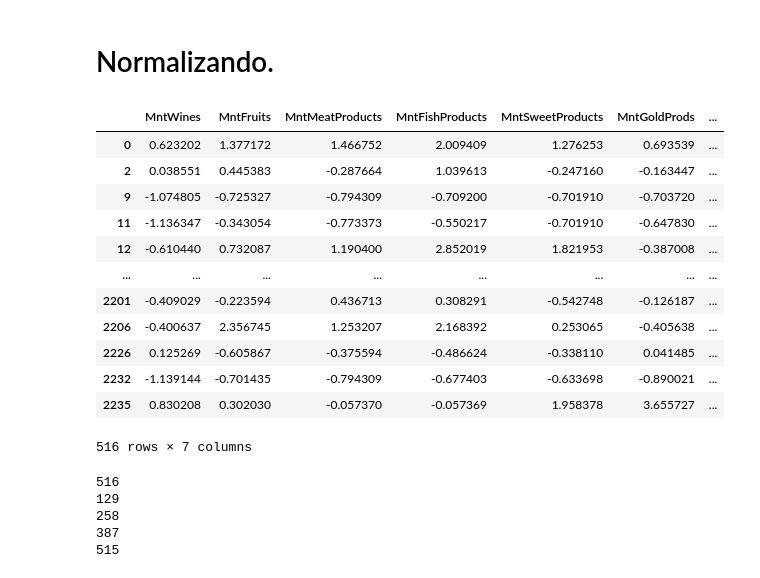
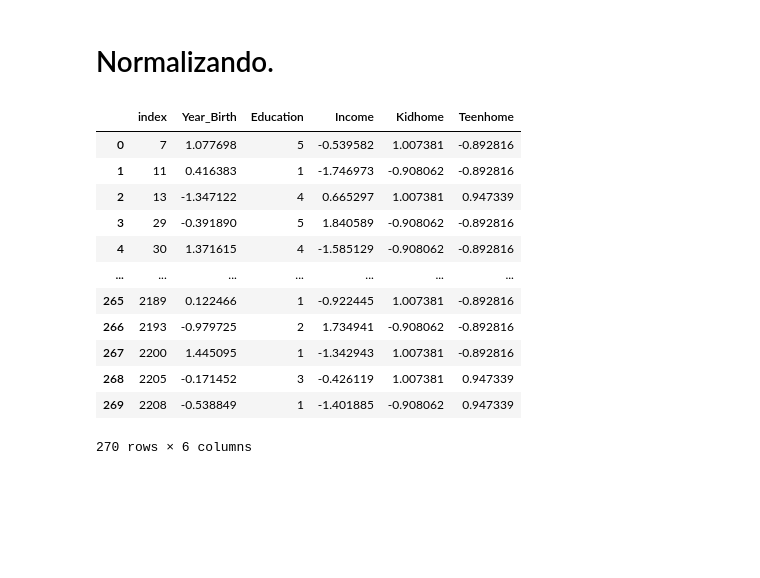
Before and after one commit to jpnahuelpan/IA-2021, a Jupyter notebook: main.ipynb, the cells around one changed output. Drawn from its saved outputs; the diff is of its cells as text; code cells hidden in the pictures; blank space fills up the shorter version.

```diff
--- a/main.ipynb
+++ b/main.ipynb
@@ -103,15 +125,15 @@ Name: NumWebPurchases, dtype: int64
 # Balanceo de datos
 # %%
 # Las clases que se usaran seran las siguientes.
-clases = dict(clases)
-for clase, valor in clases.items():
-    if valor != 1 and valor != 43:
-        lista_indices = df[df["NumWebPurchases"]== clase].sample(n=(valor - 43), random_state=1).index
+clases = dict(clase)
+for clase, valor in clase.items():
+    if valor != 1 and valor != 54:
+        lista_indices = df[df["Education"]== clase].sample(n=(valor - 54), random_state=1).index
         df = df.drop(labels=lista_indices, axis=0)
-    elif valor == 43:
+    elif valor == 54:
         pass
     else:
-        lista_indices = df[df["NumWebPurchases"]== clase].index
+        lista_indices = df[df["Education"]== clase].index
         df = df.drop(labels=lista_indices, axis=0)
 # %%
 df
@@ -132,17 +154,15 @@ df
 # %% [markdown]
 # Selección de variables y clase
 # %%
-productos = [
-    "MntWines",
-    "MntFruits",
-    "MntMeatProducts",
-    "MntFishProducts",
-    "MntSweetProducts",
-    "MntGoldProds",
-    "NumWebPurchases",
+variables = [
+    'Year_Birth',
+    'Education',
+    'Income',
+    'Kidhome',
+    'Teenhome',
 ]
 for variable in df.columns:
-    if not (variable in productos):
+    if not (variable in variables):
         df = df.drop(columns=[variable])
 df
 # %% [output]
@@ -161,0 +189,13 @@ df
+# %%
+"""
+Se daran los siquientes valores numericos a los valores de las variables categoricas.
+_________
+Education:
+'Basic' = 1
+'2n Cycle' = 2
+'Graduation' = 3
+'Master' = 4
+'PhD' = 5
+"""
+df.replace(to_replace=['Basic', '2n Cycle', 'Graduation', 'Master', 'PhD'], value=[1, 2, 3, 4, 5], inplace=True)
+df
@@ -164,26 +218,26 @@ df
 # %%
 normalizacion = lambda valor, media, std: (valor - media)/ std
 
 for variable in df.columns:
-    if variable != "NumWebPurchases":
+    if variable != "Education":
         std = df[variable].std()
         media = df[variable].mean()
         df[variable] = normalizacion(df[variable], media, std)
-df
+df.reset_index()
 # %% [output]
-|  | MntWines | MntFruits | MntMeatProducts | MntFishProducts | MntSweetProducts | MntGoldProds | ... |
-| 0 | 0.623202 | 1.377172 | 1.466752 | 2.009409 | 1.276253 | 0.693539 | ... |
-| 2 | 0.038551 | 0.445383 | -0.287664 | 1.039613 | -0.247160 | -0.163447 | ... |
-| 9 | -1.074805 | -0.725327 | -0.794309 | -0.709200 | -0.701910 | -0.703720 | ... |
-| 11 | -1.136347 | -0.343054 | -0.773373 | -0.550217 | -0.701910 | -0.647830 | ... |
-| 12 | -0.610440 | 0.732087 | 1.190400 | 2.852019 | 1.821953 | -0.387008 | ... |
-| ... | ... | ... | ... | ... | ... | ... | ... |
-| 2201 | -0.409029 | -0.223594 | 0.436713 | 0.308291 | -0.542748 | -0.126187 | ... |
-| 2206 | -0.400637 | 2.356745 | 1.253207 | 2.168392 | 0.253065 | -0.405638 | ... |
-| 2226 | 0.125269 | -0.605867 | -0.375594 | -0.486624 | -0.338110 | 0.041485 | ... |
-| 2232 | -1.139144 | -0.701435 | -0.794309 | -0.677403 | -0.633698 | -0.890021 | ... |
-| 2235 | 0.830208 | 0.302030 | -0.057370 | -0.057369 | 1.958378 | 3.655727 | ... |
+|  | index | Year_Birth | Education | Income | Kidhome | Teenhome |
+| 0 | 7 | 1.077698 | 5 | -0.539582 | 1.007381 | -0.892816 |
+| 1 | 11 | 0.416383 | 1 | -1.746973 | -0.908062 | -0.892816 |
+| 2 | 13 | -1.347122 | 4 | 0.665297 | 1.007381 | 0.947339 |
+| 3 | 29 | -0.391890 | 5 | 1.840589 | -0.908062 | -0.892816 |
+| 4 | 30 | 1.371615 | 4 | -1.585129 | -0.908062 | -0.892816 |
+| ... | ... | ... | ... | ... | ... | ... |
+| 265 | 2189 | 0.122466 | 1 | -0.922445 | 1.007381 | -0.892816 |
+| 266 | 2193 | -0.979725 | 2 | 1.734941 | -0.908062 | -0.892816 |
+| 267 | 2200 | 1.445095 | 1 | -1.342943 | 1.007381 | -0.892816 |
+| 268 | 2205 | -0.171452 | 3 | -0.426119 | 1.007381 | 0.947339 |
+| 269 | 2208 | -0.538849 | 1 | -1.401885 | -0.908062 | 0.947339 |
-516 rows × 7 columns
+270 rows × 6 columns
 # %%
 df.to_csv("marketing_campaign_normalizado.csv", index=False)
 # %%
@@ -205,10 +260,2 @@ def k_fold(datos, k):
         min_index = max_index
     return folds
-# %%
-k_folds = k_fold(df, 4)
-# %% [output]
-516
-129
-258
-387
-515
```
Also changed, not shown: parts of 13 cells of this notebook, 11 other files.
